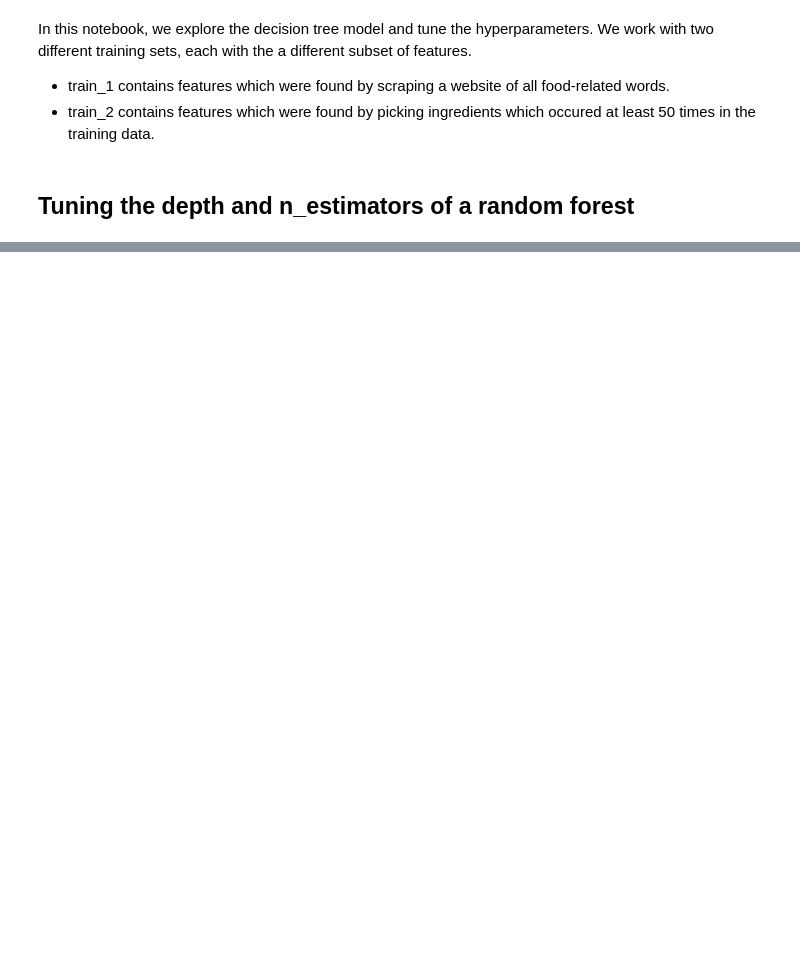
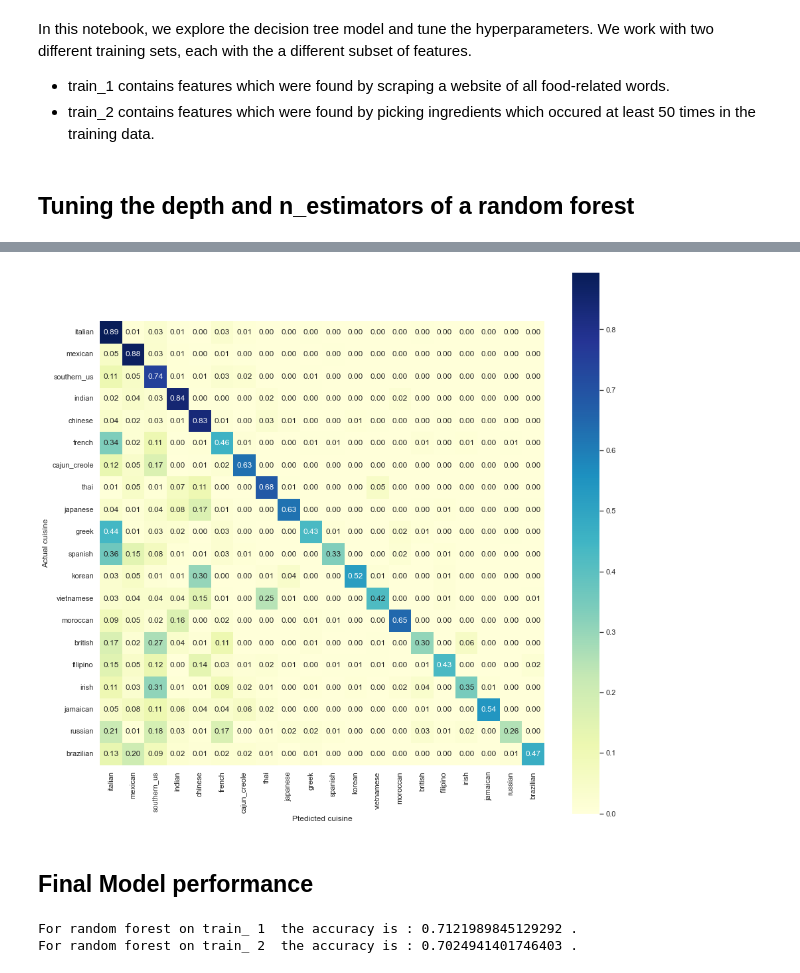
Before and after one commit to sanalsprasad/ErdosTeamViper, a Jupyter notebook: Models/Random Forest.ipynb, the cells around one changed output, grey strips where cells are left out. Drawn from its saved outputs; the diff is of its cells as text; code cells hidden in the pictures; blank space fills up the shorter version.

Commit message:
Added Random Forest Final Model accuracy

```diff
--- a/Models/Random Forest.ipynb
+++ b/Models/Random Forest.ipynb
@@ -78,0 +91,4 @@ Due to computational intensity, we tuned the hyperparameters by fixing one and v
+# %%
+cuisine_list = np.unique(y_1.values)
+cuisine_list = sorted(cuisine_list, key = lambda c: np.sum(train_1["cuisine"] == c),reverse=True) #Sort by descending order
+cuisine_list
@@ -78,0 +166,57 @@ Due to computational intensity, we tuned the hyperparameters by fixing one and v
+# %%
+## Now we analayze the misclassification error
+
+# Make a train-test split
+train_train_1, test_1 = train_test_split(train_1, stratify = train_1["cuisine"],test_size=0.2,shuffle=True)
+X_train_1 = train_train_1.drop(columns=["id","cuisine"])
+y_train_1 = train_train_1["cuisine"]
+X_test_1 = test_1.drop(columns=["id","cuisine"])
+y_test_1 = test_1["cuisine"]
+
+# Train a classifier
+clf_1 = RandomForestClassifier(max_depth=50,n_estimators=75)
+clf_1.fit(X_train_1,y_train_1)
+
+# Predict on the test
+predicted = clf_1.predict(X_test_1)
+actual = y_test_1
+# %%
+np.sum(predicted == actual)/len(actual) #71% accuracy
+
+conf_mat = confusion_matrix(actual,predicted,labels=cuisine_list) #Confusion matrix
+conf_mat_normalized = conf_mat/conf_mat.sum(axis=1)[:,np.newaxis]
+
+##Plot heat plot
+sns.set(rc={"figure.figsize":(15, 15)}) #set figure size
+plt.plot(figsize=(15,15))
+sns.heatmap(conf_mat_normalized,square=True, fmt='.2f', cmap="YlGnBu",
+            xticklabels=cuisine_list,yticklabels=cuisine_list,annot=True)
+plt.xlabel("Ptedicted cuisine")
+plt.ylabel("Actual cuisine")
+plt.show()
+# %% [output]
+[figure, added]
+# %% [markdown]
+## Final Model performance
+# %%
+clf_1 = RandomForestClassifier(max_depth=50,n_estimators=75)
+clf_2 = RandomForestClassifier(max_depth=200,n_estimators=65)
+
+skf = StratifiedKFold(n_splits=5,shuffle=True,random_state=429)
+
+for i, clf, train in [(1,clf_1, train_1), (2,clf_2,train_2)]:
+    X_train = train.drop(columns=["id","cuisine"])
+    y_train = train["cuisine"]
+    accuracy_list = []
+    for train_idx, test_idx in skf.split(X_train,y_train):
+        X_train_train, y_train_train = X_train.iloc[train_idx], y_train.iloc[train_idx]
+        X_holdout, y_holdout = X_train.iloc[test_idx], y_train.iloc[test_idx]
+        clf.fit(X_train_train,y_train_train)
+        prediction = clf.predict(X_holdout)
+        accuracy_list.append(accuracy_score(y_holdout,prediction))
+
+    cv_accuracy_score = np.mean(accuracy_list)
+    print("For random forest on train_",str(i), " the accuracy is :", cv_accuracy_score,".")
+# %% [output]
+For random forest on train_ 1  the accuracy is : 0.7121989845129292 .
+For random forest on train_ 2  the accuracy is : 0.7024941401746403 .
```
Also changed, not shown: parts of 11 cells of this notebook.
